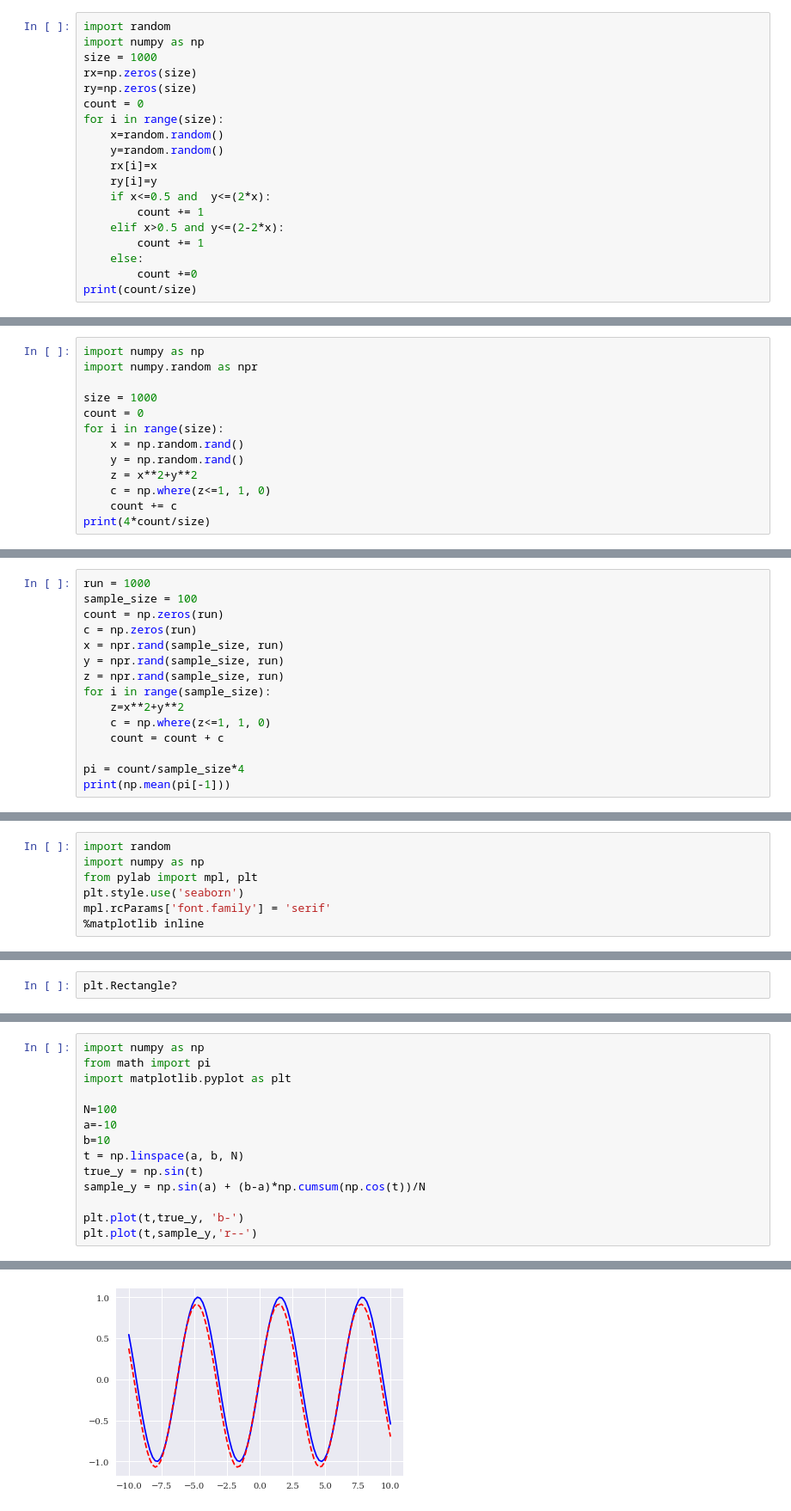
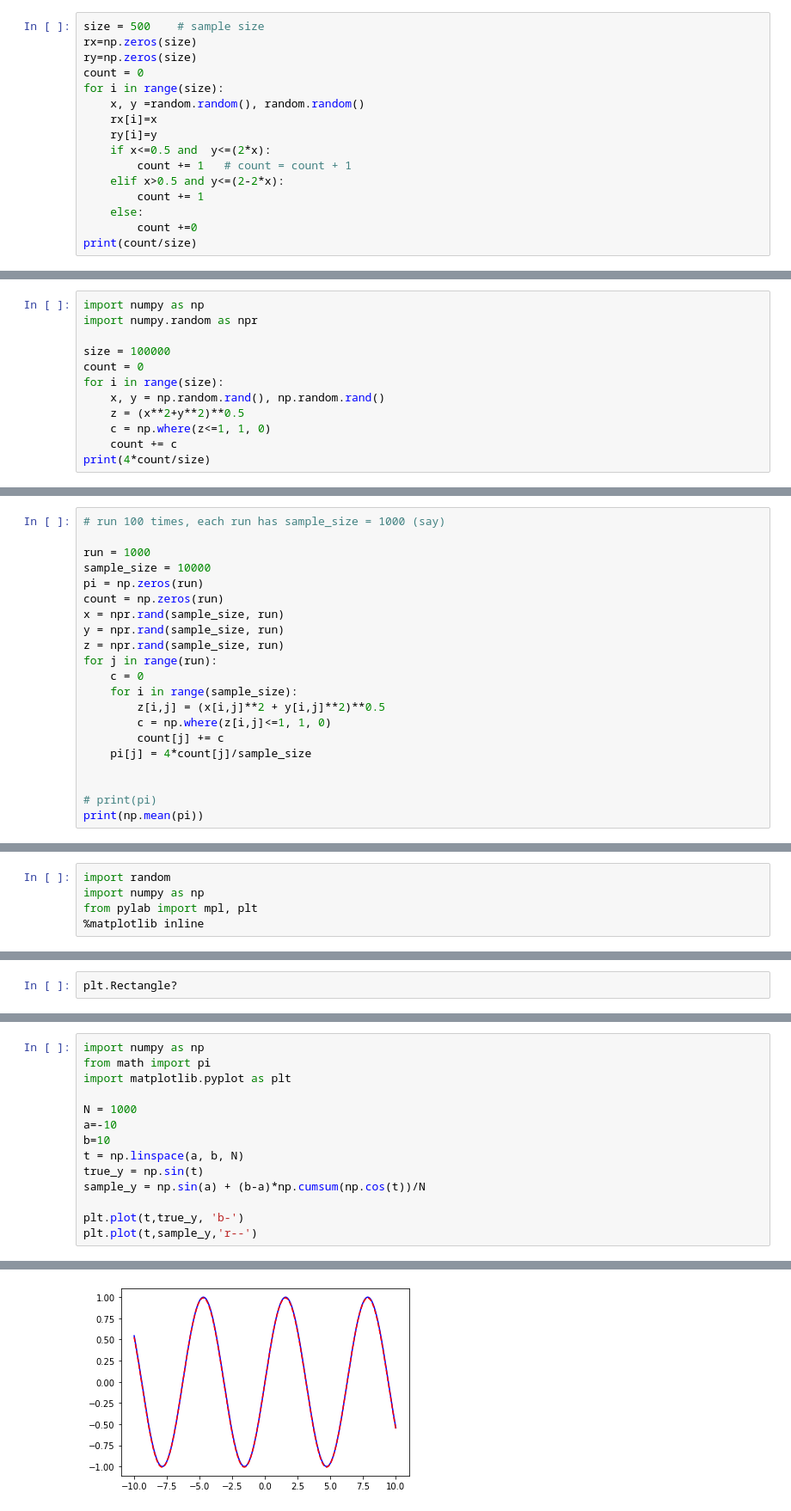
Before and after one commit to Rong-Tsorng/Stochastic-Processes, a Jupyter notebook: S00C(post)-MonteCarlo-1.ipynb, the cells around one changed output, grey strips where cells are left out. Shown at 86% size. Saved outputs shown, nothing was run; the diff lists cells and outputs as text.

```diff
--- a/S00C(post)-MonteCarlo-1.ipynb
+++ b/S00C(post)-MonteCarlo-1.ipynb
@@ -5,19 +10,16 @@ Use Monte Carlo simulation to approximate E[g(X)], compare with the exact soluti
 # %% [markdown]
 # (1) Compute "area" of a triangle (0,0), (0.5,1), (1,0) == 0.5
 # %%
-import random
-import numpy as np
-size = 1000
+size = 500    # sample size
 rx=np.zeros(size)
 ry=np.zeros(size)
 count = 0
 for i in range(size):
-    x=random.random()
-    y=random.random()
+    x, y =random.random(), random.random()
     rx[i]=x
     ry[i]=y
     if x<=0.5 and  y<=(2*x):
-        count += 1
+        count += 1   # count = count + 1
     elif x>0.5 and y<=(2-2*x):
         count += 1
     else:
@@ -62,12 +71,11 @@ Wall time: 400 ms
 import numpy as np
 import numpy.random as npr
 
-size = 1000
+size = 100000
 count = 0
 for i in range(size):
-    x = np.random.rand()
-    y = np.random.rand()
-    z = x**2+y**2
+    x, y = np.random.rand(), np.random.rand()
+    z = (x**2+y**2)**0.5
     c = np.where(z<=1, 1, 0)
     count += c
 print(4*count/size)
@@ -76,16 +84,22 @@ print(4*count/size)
 # %%
+# run 100 times, each run has sample_size = 1000 (say)
+
 run = 1000
-sample_size = 100
+sample_size = 10000
+pi = np.zeros(run)
 count = np.zeros(run)
-c = np.zeros(run)
 x = npr.rand(sample_size, run)
 y = npr.rand(sample_size, run)
 z = npr.rand(sample_size, run)
-for i in range(sample_size):
-    z=x**2+y**2
-    c = np.where(z<=1, 1, 0)
-    count = count + c
+for j in range(run):
+    c = 0
+    for i in range(sample_size):
+        z[i,j] = (x[i,j]**2 + y[i,j]**2)**0.5
+        c = np.where(z[i,j]<=1, 1, 0)
+        count[j] += c
+    pi[j] = 4*count[j]/sample_size
 
-pi = count/sample_size*4
-print(np.mean(pi[-1]))
+
+# print(pi)
+print(np.mean(pi))
 # %% [output]
@@ -99,8 +117,6 @@ The code examples is taken from Stack Exchange
 import random
 import numpy as np
 from pylab import mpl, plt
-plt.style.use('seaborn')
-mpl.rcParams['font.family'] = 'serif'
 %matplotlib inline
 # %%
 rn = [(random.random() * 2 - 1, random.random() * 2 - 1)
@@ -167,18 +173,18 @@ Compare the sample mean and ensemble mean for
 # %%
 import numpy as np
 from math import pi
 import matplotlib.pyplot as plt
 
-N=100
+N = 1000
 a=-10
 b=10
 t = np.linspace(a, b, N)
 true_y = np.sin(t)
 sample_y = np.sin(a) + (b-a)*np.cumsum(np.cos(t))/N
 
 plt.plot(t,true_y, 'b-')
 plt.plot(t,sample_y,'r--')
 # %% [output]
 [<matplotlib.lines.Line2D at 0x...>]
-[figure, old version]
+[figure, new version]
 # %% [markdown]
```
Also changed, not shown: parts of 26 cells of this notebook, 1 other file.
